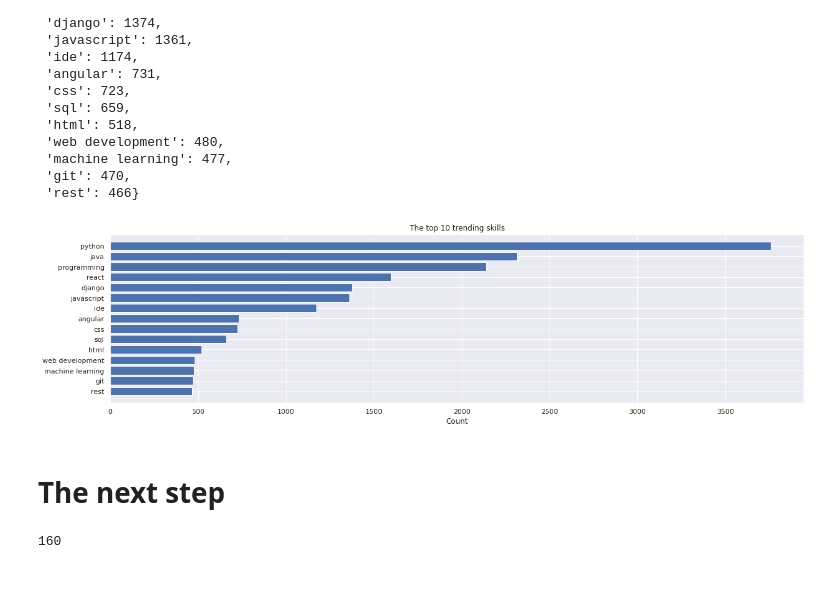
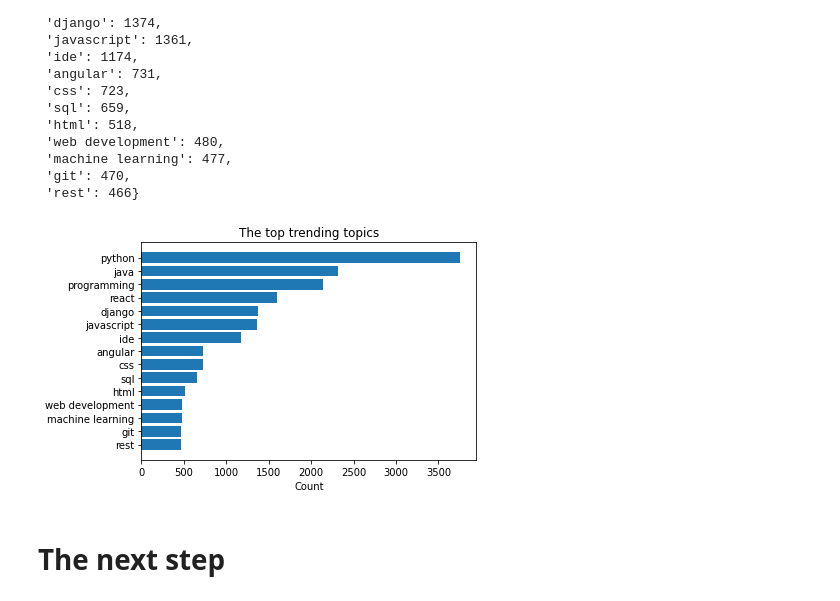
Before and after one commit to zakicode19/YouTubeApi, a Jupyter notebook: notebook/analyzing_videosDB.ipynb, the cells around one changed output. Cells and saved outputs as stored; diff of their text form; code cells hidden in the pictures.

```diff
--- a/notebook/analyzing_videosDB.ipynb
+++ b/notebook/analyzing_videosDB.ipynb
@@ -568,6 +544,0 @@ productivityByMonth2019
-# %%
-sns.set(rc={'figure.figsize':(20,5)})
-plot = sns.barplot(y="numberOfUplodedVideos", x='month', data=productivityByMonth2019, palette="bright") #
-plot.set(xlabel='Month', ylabel='')
-plot.set_title(f'The count of uploded videos by Month for the year of 2019')
-plt.show()
@@ -623,6 +544,0 @@ Name: totalDuration, dtype: int64
-# %%
-sns.set(rc={'figure.figsize':(20,5)})
-plot = sns.barplot(y="numberOfUplodedVideos", x='month', data=productivityByMonth2020, palette="bright") #
-plot.set(xlabel='Month', ylabel='')
-plot.set_title(f'The count of uploded videos by Month for the year of 2020')
-plt.show()
@@ -631,12 +544,0 @@ plt.show()
-# %%
-sns.set(rc={'figure.figsize':(20,5)})
-plot = sns.barplot(y="numberOfUplodedVideos", x='month', data=productivityByMonth2019, palette="bright") #
-plot.set(xlabel='Month', ylabel='')
-plot.set_title(f'The count of uploded videos by Month for the year of 2019')
-plt.show()
-print()
-sns.set(rc={'figure.figsize':(20,5)})
-plot = sns.barplot(y="numberOfUplodedVideos", x='month', data=productivityByMonth2020, palette="bright") #
-plot.set(xlabel='Month', ylabel='')
-plot.set_title(f'The count of uploded videos by Month for the year of 2020')
-plt.show()
@@ -705,5 +631,5 @@ g.legend.set_title("")
 # %%
-skills = pd.read_csv('data/Skills.csv')
+skills = pd.read_csv('../data/Skills.csv')
 frequency = dict()
 # %%
 skills['Name']
@@ -830,21 +756,18 @@ top10_skills
 # %%
 y_pos = np.arange(15)
 fig, ax = plt.subplots()
 
 
 ax.barh(y_pos, top10_skills.values())
 ax.set_yticks(y_pos)
 ax.set_yticklabels(top10_skills.keys())
 ax.invert_yaxis()  # labels read top-to-bottom
 ax.set_xlabel('Count')
-ax.set_title('The top 10 trending skills')
+ax.set_title('The top trending topics')
+plt.savefig('../figure/topics.png')
 
 plt.show()
 # %% [output]
-[figure, old version]
+[figure, new version]
 # %% [markdown]
 # The next step  <a class='anchor' id='chaptern'>
-# %%
-len(frequency)
-# %% [output]
-160
```
Also changed, not shown: parts of 48 cells of this notebook, 9 other files.
